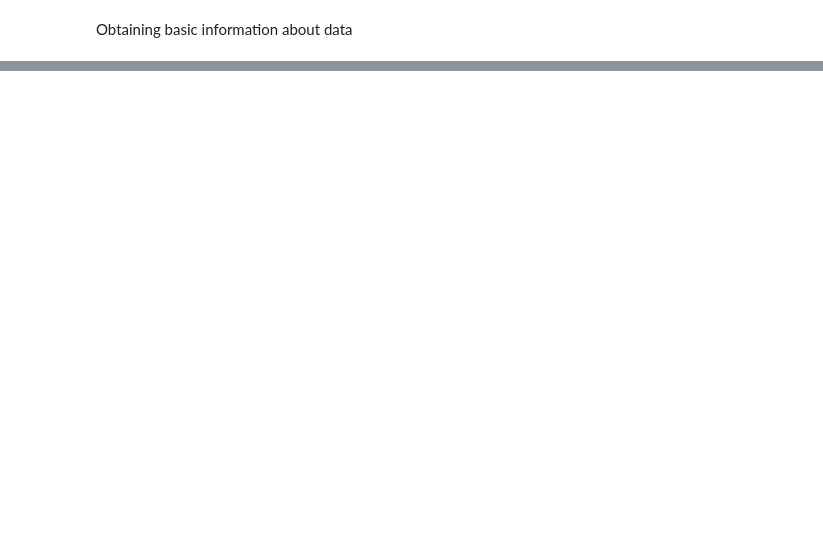
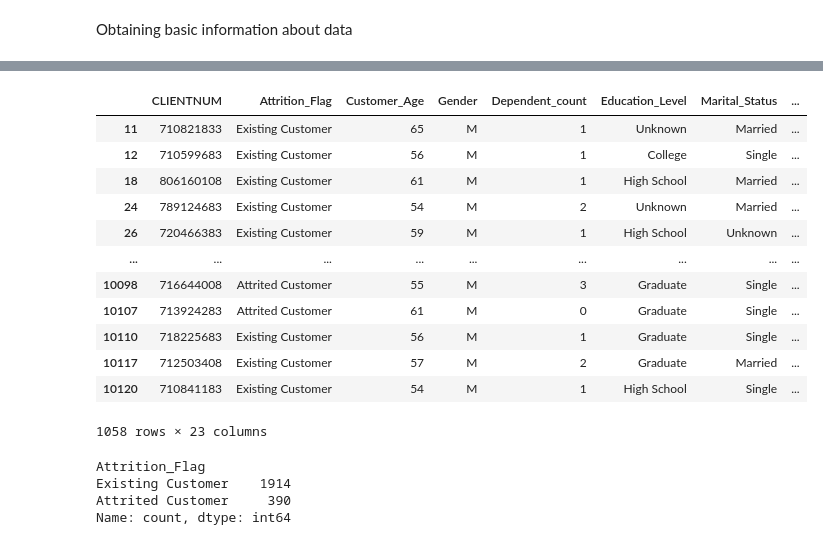
Before and after one commit to tiagocnog/everything-about-data, a Jupyter notebook: Data_Analytics/data_analytics.ipynb, the cells around one changed output, grey strips where cells are left out. Saved outputs shown, nothing was run; the diff lists cells and outputs as text; code cells hidden in the pictures; blank space fills up the shorter version.

```diff
--- a/Data_Analytics/data_analytics.ipynb
+++ b/Data_Analytics/data_analytics.ipynb
@@ -579,0 +853,23 @@ df.head()
+# %%
+df[(df['Customer_Age']>52) & (df["Gender"]=="M")]
+# %% [output]
+|  | CLIENTNUM | Attrition_Flag | Customer_Age | Gender | Dependent_count | Education_Level | Marital_Status | ... |
+| 11 | 710821833 | Existing Customer | 65 | M | 1 | Unknown | Married | ... |
+| 12 | 710599683 | Existing Customer | 56 | M | 1 | College | Single | ... |
+| 18 | 806160108 | Existing Customer | 61 | M | 1 | High School | Married | ... |
+| 24 | 789124683 | Existing Customer | 54 | M | 2 | Unknown | Married | ... |
+| 26 | 720466383 | Existing Customer | 59 | M | 1 | High School | Unknown | ... |
+| ... | ... | ... | ... | ... | ... | ... | ... | ... |
+| 10098 | 716644008 | Attrited Customer | 55 | M | 3 | Graduate | Single | ... |
+| 10107 | 713924283 | Attrited Customer | 61 | M | 0 | Graduate | Single | ... |
+| 10110 | 718225683 | Existing Customer | 56 | M | 1 | Graduate | Single | ... |
+| 10117 | 712503408 | Existing Customer | 57 | M | 2 | Graduate | Married | ... |
+| 10120 | 710841183 | Existing Customer | 54 | M | 1 | High School | Single | ... |
+1058 rows × 23 columns
+# %%
+df[df['Customer_Age']>52]['Attrition_Flag'].value_counts()
+# %% [output]
+Attrition_Flag
+Existing Customer    1914
+Attrited Customer     390
+Name: count, dtype: int64
```
Also changed, not shown: parts of 37 cells of this notebook, 5 other files.
